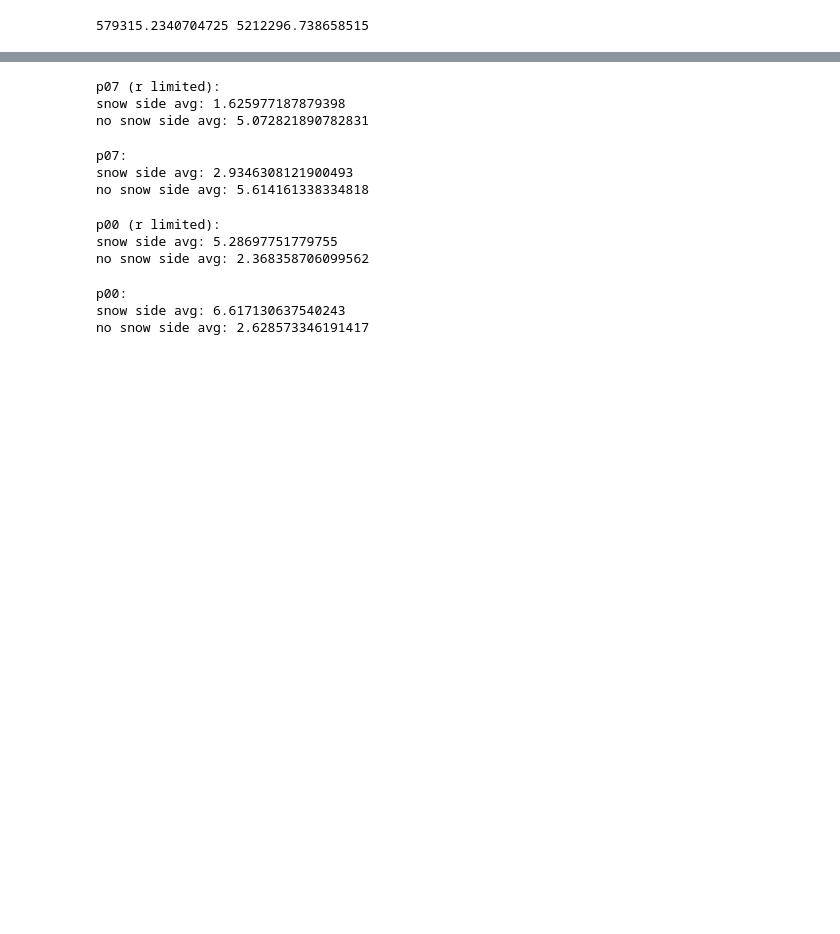
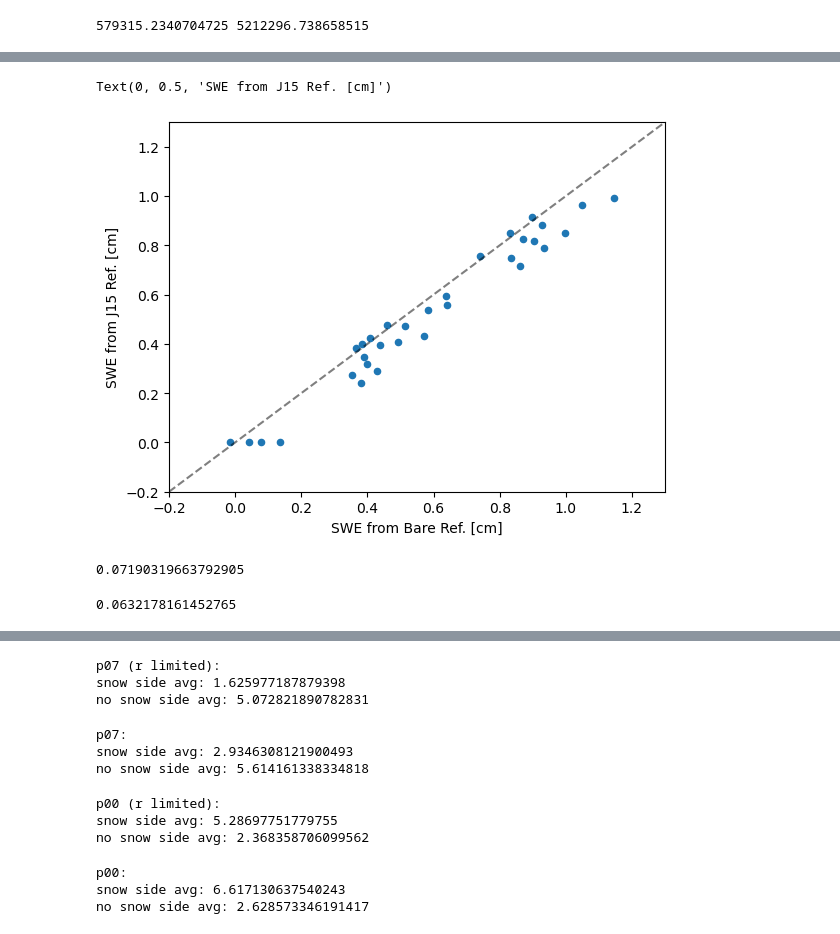
Before and after one commit to heyjoekim/spatial_crns_carc, a Jupyter notebook: analysis_cont.ipynb, the cells around one changed output, grey strips where cells are left out. Cells and saved outputs as stored; diff of their text form; code cells hidden in the pictures; blank space fills up the shorter version.

```diff
--- a/analysis_cont.ipynb
+++ b/analysis_cont.ipynb
@@ -3762,3 +3763,29 @@ for p in ncdf['Point'].unique():
     swe_vals = calcSWEfromNC(cals.NC, raws.NC)
     ncdf_u_carc_no_control['SWE [cm]'].iloc[swe_vals.index] = swe_vals
 #     test = calcSWEfromNC(N_cals, N_raws)
+# %%
+swe_con_base = np.array([])
+swe_j15_base = np.array([])
+px = []
+dts = []
+for p in ncdf['Point'].unique():
+    s = ncdf_no_control[ncdf_no_control['Point']==p]
+    c_con = ncdf_control[ncdf_control['Point']==p]
+    c_j15 = s.iloc[0]
+    r = s
+
+
+    for i in range(len(r)):
+        swe_c = calcSWEfromNC(c_con.NC, r.NC.iloc[i])
+        swe_j = calcSWEfromNC(c_j15.NC, r.NC.iloc[i])
+        swe_con_base = np.append(swe_con_base, swe_c.values)
+        swe_j15_base = np.append(swe_j15_base, swe_j)
+        px.append(p)
+        dts.append(np.unique(date_list)[i])
+# %%
+test_df = pd.DataFrame({
+    'pts':px,
+    'dates':pd.to_datetime(dts, format='%Y%m%d'),
+    'swe bare [cm]':swe_con_base,
+    'swe j15 [cm]':swe_j15_base
+})
@@ -3764,0 +3810,28 @@ for p in ncdf['Point'].unique():
+# %%
+fig, ax = plt.subplots()
+test_df[test_df.pts.isin(['p00','p05','p07', 'p19'])].plot(ax=ax,
+                                                           x='swe bare [cm]', y='swe j15 [cm]',
+                                                           kind='scatter')
+# sns.scatterplot(ax=ax, data=test_df[test_df.pts.isin(['p00','p05','p07', 'p19'])],
+#                 x='swe bare [cm]', y='swe j15 [cm]', c=['p00','p05','p07', 'p19'])
+# ax.scatter(test_df[test_df.pts.isin(['p00','p05','p07', 'p19'])]['swe bare [cm]'],
+#            test_df[test_df.pts.isin(['p00','p05','p07', 'p19'])]['swe j15 [cm]'],
+#            c=test_df[test_df.pts.isin(['p00','p05','p07', 'p19'])]['pts'].unique()
+#           )
+ax.plot(np.arange(-0.2,1.4,.1), np.arange(-0.2,1.4,.1), 'k--', alpha=0.5)
+plt.axis([-0.2,1.3,-0.2,1.3])
+ax.set_xlabel('SWE from Bare Ref. [cm]')
+ax.set_ylabel('SWE from J15 Ref. [cm]')
+# %% [output]
+Text(0, 0.5, 'SWE from J15 Ref. [cm]')
+[figure, added]
+# %%
+mean_absolute_error(test_df[test_df.pts.isin(['p00','p05','p07', 'p19'])]['swe bare [cm]'],
+                    test_df[test_df.pts.isin(['p00','p05','p07', 'p19'])]['swe j15 [cm]'])
+# %% [output]
+0.07190319663792905
+# %%
+mean_bias_error(test_df[test_df.pts.isin(['p00','p05','p07', 'p19'])]['swe bare [cm]'],
+                    test_df[test_df.pts.isin(['p00','p05','p07', 'p19'])]['swe j15 [cm]'])
+# %% [output]
+0.0632178161452765
```
Also changed, not shown: parts of 47 cells of this notebook, 3 other files.
